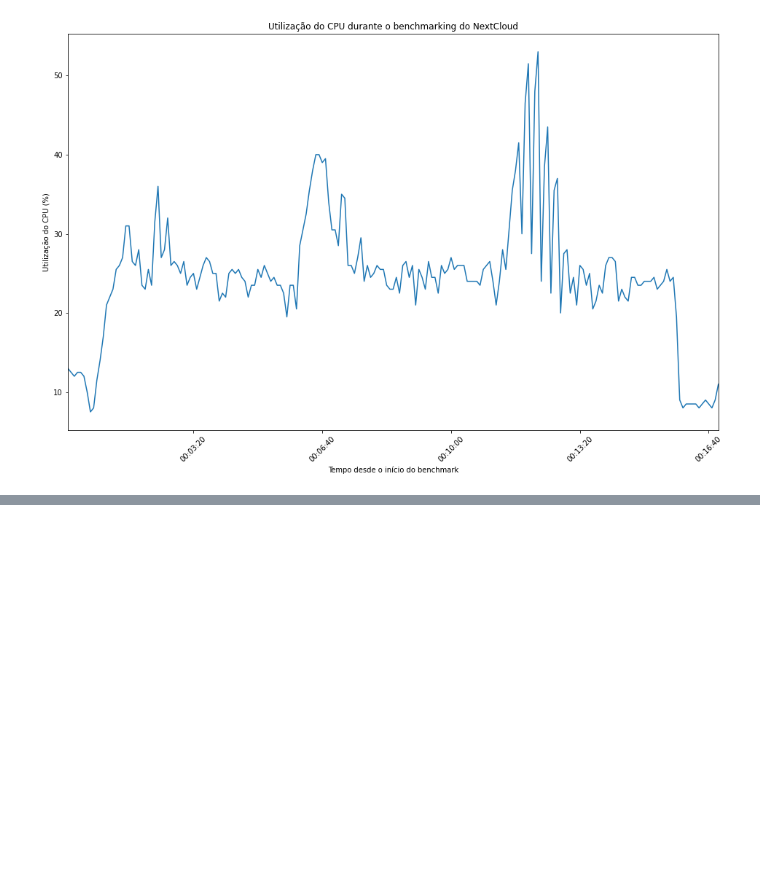
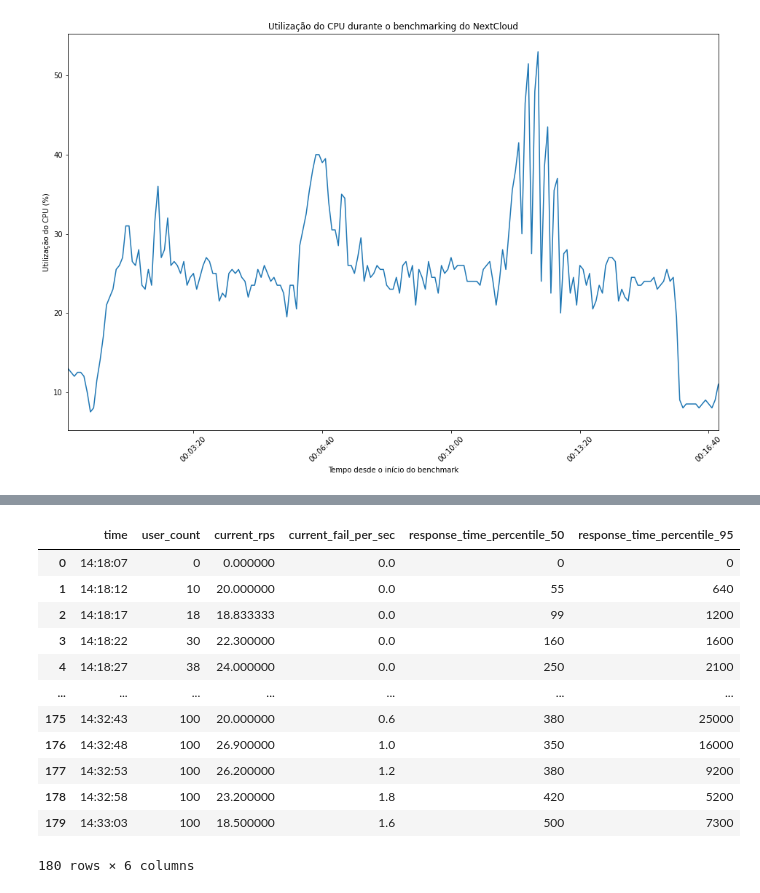
Before and after one commit to vascoalramos/kubernetes-storage-bench, a Jupyter notebook: benchmarks/Processamento de dados.ipynb, the cells around one changed output, grey strips where cells are left out. Drawn from its saved outputs; the diff is of its cells as text; code cells hidden in the pictures; blank space fills up the shorter version.

```diff
--- a/benchmarks/Processamento de dados.ipynb
+++ b/benchmarks/Processamento de dados.ipynb
@@ -167,0 +192,16 @@ plt.close('all')
+# %%
+df2
+# %% [output]
+|  | time | user_count | current_rps | current_fail_per_sec | response_time_percentile_50 | response_time_percentile_95 |
+| 0 | 14:18:07 | 0 | 0.000000 | 0.0 | 0 | 0 |
+| 1 | 14:18:12 | 10 | 20.000000 | 0.0 | 55 | 640 |
+| 2 | 14:18:17 | 18 | 18.833333 | 0.0 | 99 | 1200 |
+| 3 | 14:18:22 | 30 | 22.300000 | 0.0 | 160 | 1600 |
+| 4 | 14:18:27 | 38 | 24.000000 | 0.0 | 250 | 2100 |
+| ... | ... | ... | ... | ... | ... | ... |
+| 175 | 14:32:43 | 100 | 20.000000 | 0.6 | 380 | 25000 |
+| 176 | 14:32:48 | 100 | 26.900000 | 1.0 | 350 | 16000 |
+| 177 | 14:32:53 | 100 | 26.200000 | 1.2 | 380 | 9200 |
+| 178 | 14:32:58 | 100 | 23.200000 | 1.8 | 420 | 5200 |
+| 179 | 14:33:03 | 100 | 18.500000 | 1.6 | 500 | 7300 |
+180 rows × 6 columns
```
Also changed, not shown: parts of 8 cells of this notebook, 48 other files.
